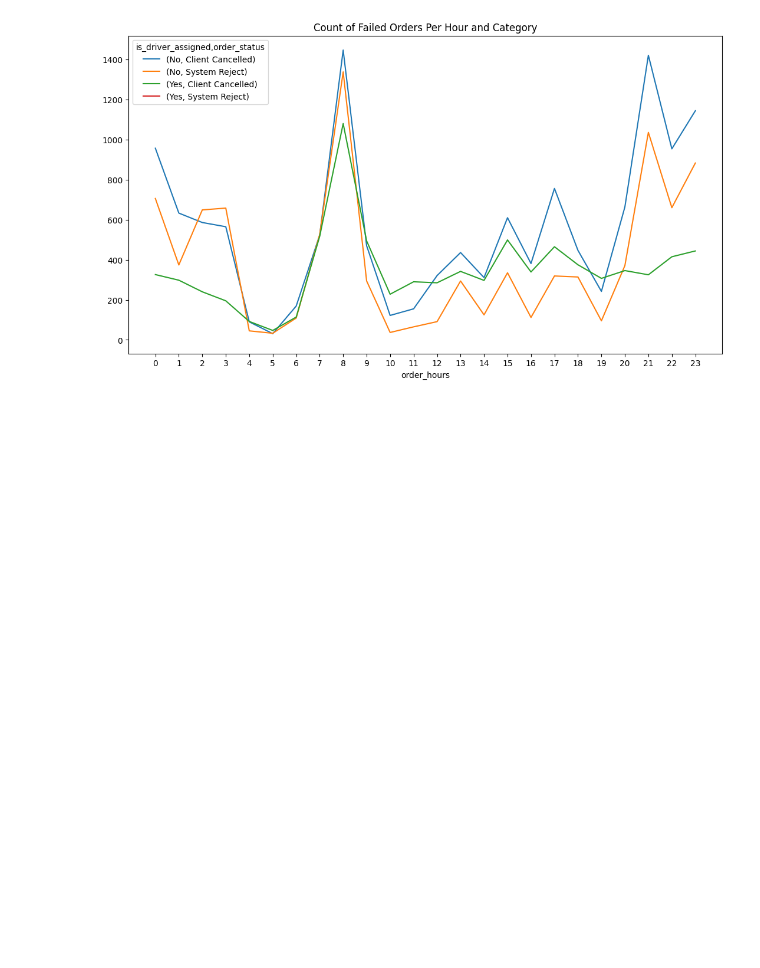
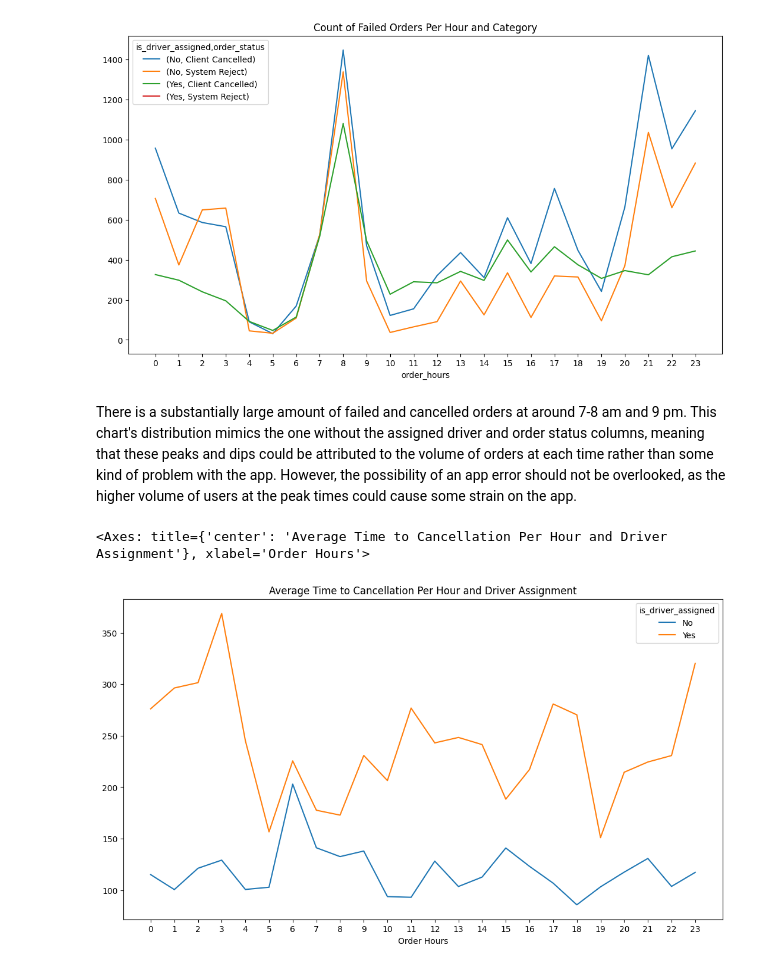
Before and after one commit to EWang229/GetTaxi_Failed_Order_Insights, a Jupyter notebook: notebook/worknotebook.ipynb, the cells around one changed output. Cells and saved outputs as stored; diff of their text form; code cells hidden in the pictures; blank space fills up the shorter version.

```diff
--- a/notebook/worknotebook.ipynb
+++ b/notebook/worknotebook.ipynb
@@ -71,3 +71,15 @@ grouped_hour.reset_index().pivot(index="order_hours",
 # %% [output]
 <Axes: title={'center': 'Count of Failed Orders Per Hour and Category'}, xlabel='order_hours'>
 [figure]
+# %% [markdown]
+There is a substantially large amount of failed and cancelled orders at around 7-8 am and 9 pm. This chart's distribution mimics the one without the assigned driver and order status columns, meaning that these peaks and dips could be attributed to the volume of orders at each time rather than some kind of problem with the app. However, the possibility of an app error should not be overlooked, as the higher volume of users at the peak times could cause some strain on the app.
+# %%
+df_table = df.groupby(["order_hours", "is_driver_assigned"])["cancellations_time_in_seconds"].mean()
+df_table.reset_index().pivot(index = "order_hours", columns = "is_driver_assigned",
+                             values = "cancellations_time_in_seconds").plot(xticks=range(0, 24),
+                                                                                figsize=(13, 7),
+                                                                                title="Average Time to Cancellation Per Hour and Driver Assignment",
+                                                                                xlabel = "Order Hours")
+# %% [output]
+<Axes: title={'center': 'Average Time to Cancellation Per Hour and Driver Assignment'}, xlabel='Order Hours'>
+[figure, added]
```
Also changed, not shown: parts of 14 cells of this notebook, 3 other files.
